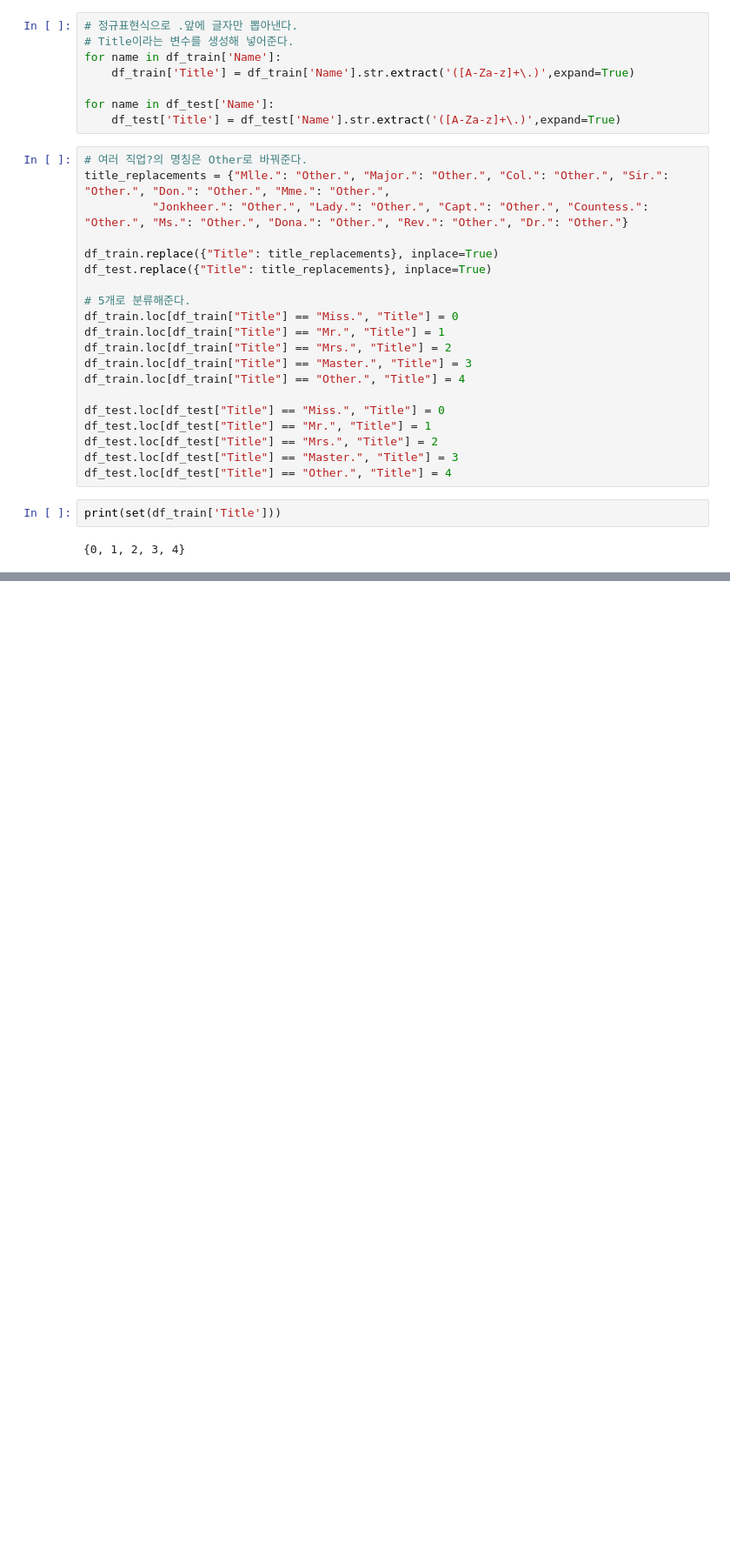
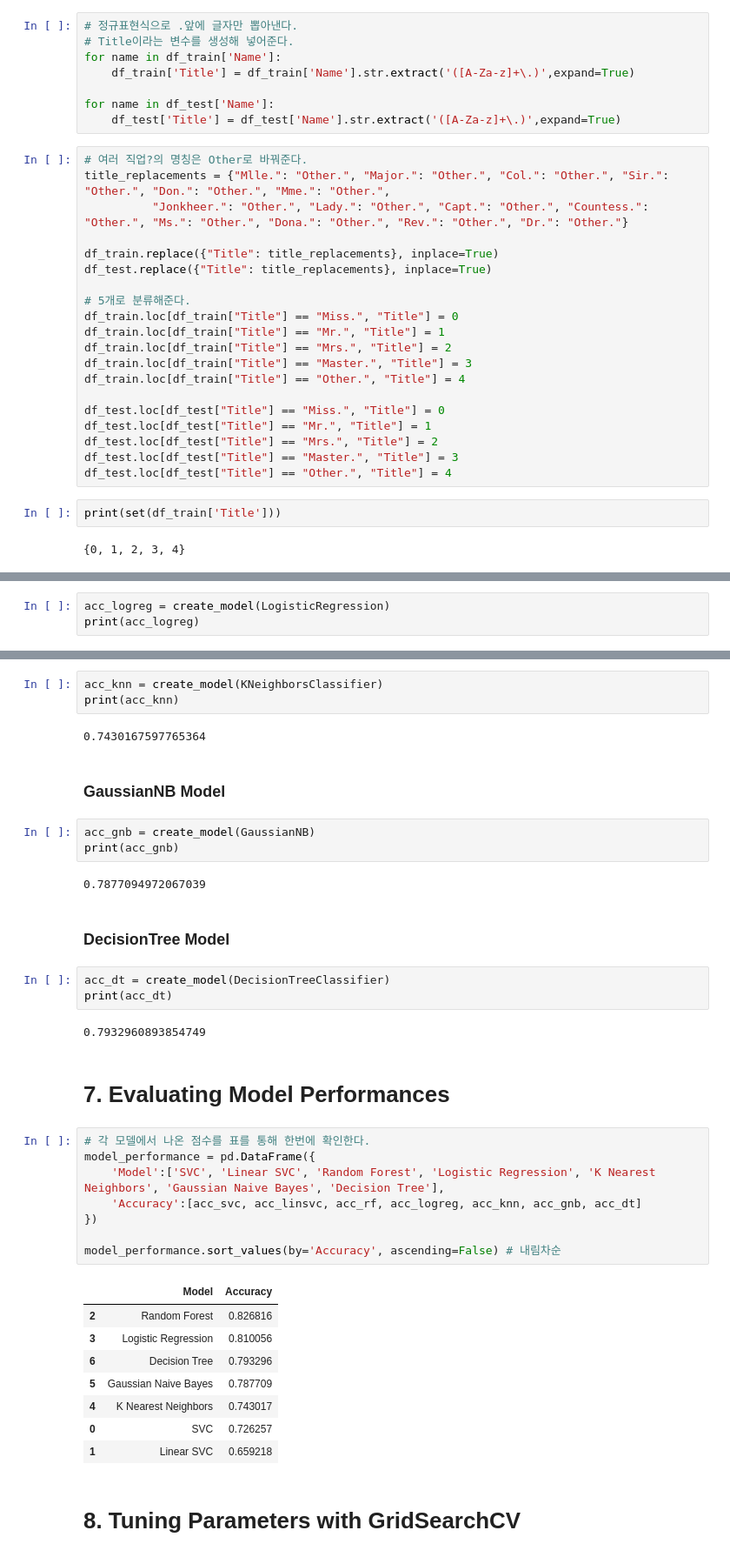
Before and after one commit to xddongx/flexink, a Jupyter notebook: titanic/titanic.ipynb, the cells around one changed output, grey strips where cells are left out. Shown at 87% size. Cells and saved outputs as stored; diff of their text form; blank space fills up the shorter version.

```diff
--- a/titanic/titanic.ipynb
+++ b/titanic/titanic.ipynb
@@ -402,0 +469,3 @@ df_train.head()
+# %%
+acc_logreg = create_model(LogisticRegression)
+print(acc_logreg)
@@ -402,0 +476,40 @@ df_train.head()
+# %%
+acc_knn = create_model(KNeighborsClassifier)
+print(acc_knn)
+# %% [output]
+0.7430167597765364
+# %% [markdown]
+### GaussianNB Model
+# %%
+acc_gnb = create_model(GaussianNB)
+print(acc_gnb)
+# %% [output]
+0.7877094972067039
+# %% [markdown]
+### DecisionTree Model
+# %%
+acc_dt = create_model(DecisionTreeClassifier)
+print(acc_dt)
+# %% [output]
+0.7932960893854749
+# %% [markdown]
+# 7. Evaluating Model Performances
+# %%
+# 각 모델에서 나온 점수를 표를 통해 한번에 확인한다.
+model_performance = pd.DataFrame({
+    'Model':['SVC', 'Linear SVC', 'Random Forest', 'Logistic Regression', 'K Nearest Neighbors', 'Gaussian Naive Bayes', 'Decision Tree'],
+    'Accuracy':[acc_svc, acc_linsvc, acc_rf, acc_logreg, acc_knn, acc_gnb, acc_dt]
+})
+
+model_performance.sort_values(by='Accuracy', ascending=False) # 내림차순
+# %% [output]
+|  | Model | Accuracy |
+| 2 | Random Forest | 0.826816 |
+| 3 | Logistic Regression | 0.810056 |
+| 6 | Decision Tree | 0.793296 |
+| 5 | Gaussian Naive Bayes | 0.787709 |
+| 4 | K Nearest Neighbors | 0.743017 |
+| 0 | SVC | 0.726257 |
+| 1 | Linear SVC | 0.659218 |
+# %% [markdown]
+# 8. Tuning Parameters with GridSearchCV
```
Also changed, not shown: parts of 31 cells of this notebook, 2 other files.
